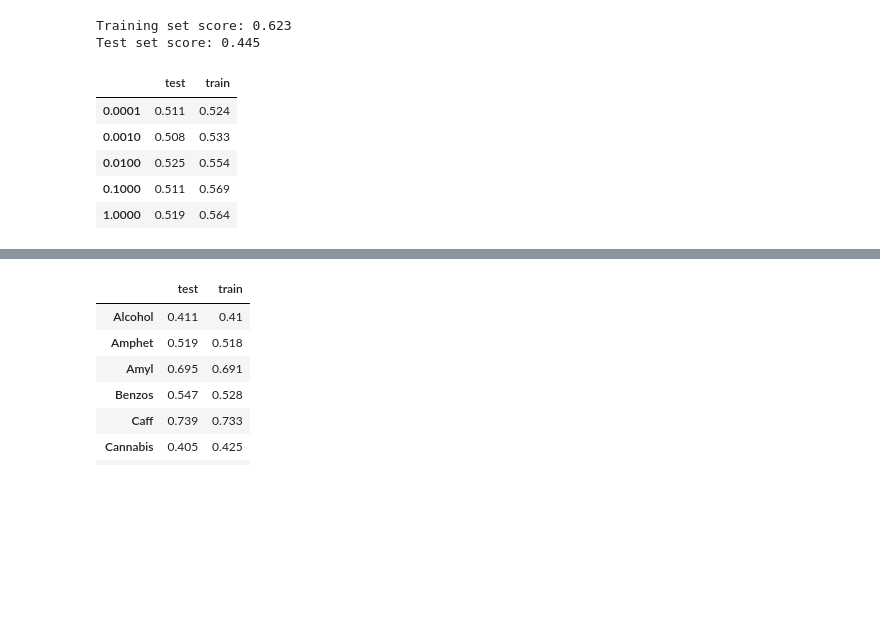
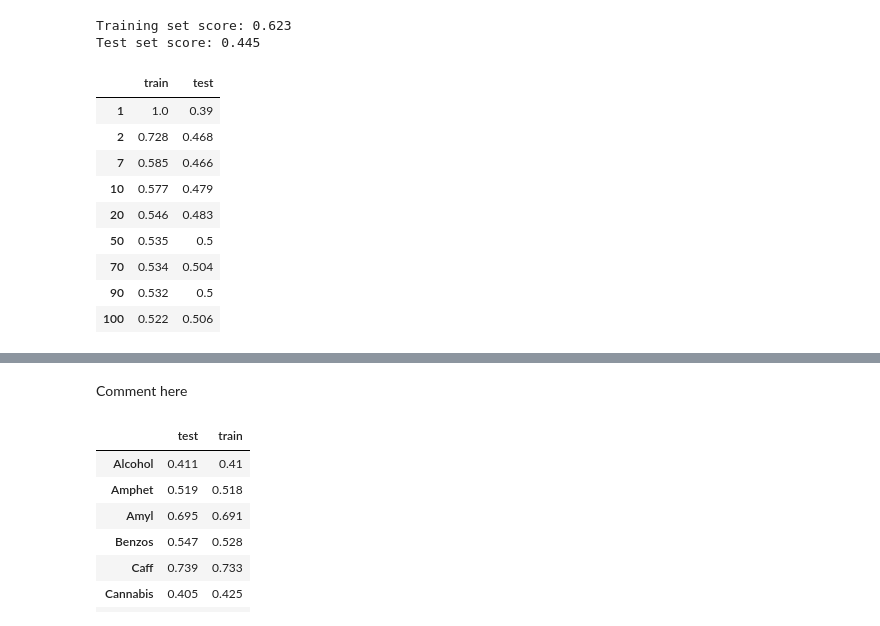
Before and after one commit to AlexTouvras/supervised_learning, a Jupyter notebook: Assignment_1.ipynb, the cells around one changed output, grey strips where cells are left out. Saved outputs shown, nothing was run; the diff lists cells and outputs as text; code cells hidden in the pictures; blank space fills up the shorter version.

```diff
--- a/Assignment_1.ipynb
+++ b/Assignment_1.ipynb
@@ -260,7 +236,7 @@ Test set score: 0.782
 min_samples_leaf = [2, 7, 9, 12, 20, 25, 30, 40, 50]
 
 columns = ['train', 'test']
-score = pd.DataFrame(columns = columns, index= neighbors)
+score = pd.DataFrame(columns = columns, index= min_samples_leaf)
 
 for param in range(0, len(min_samples_leaf)):
     tree = DecisionTreeClassifier(min_samples_leaf = min_samples_leaf[param])
@@ -421,25 +399,29 @@ print("Test set score: {:.3f}".format(KNreg.score(X_test_drug, y_test_drug)))
 Training set score: 0.623
 Test set score: 0.445
 # %%
-C = [0.0001, 0.001, 0.01, 0.1, 1]
+n_neighbors = [1, 2, 7, 10, 20, 50, 70,90,100]
 rows = ['train', 'test']
-score = pd.DataFrame(columns = rows, index= l1_ratio)
+score = pd.DataFrame(columns = rows, index= n_neighbors)
 
-for param in range(5):
-    logr_drug = LogisticRegression(max_iter= 10000, C=C[param])
+for param in range(0, len(n_neighbors)):
+    logr_drug = KNeighborsClassifier(n_neighbors=n_neighbors[param])
     # Train the model using the training sets
     logr_drug = logr_drug.fit(X_train_drug, y_train_drug)
     # Calculate R-squared for both test / train samples ElasticNet
-    score.at[l1_ratio[param],'train'] = round(logr_drug.score(X_train_drug,y_train_drug),3)
-    score.at[l1_ratio[param],'test'] = round(logr_drug.score(X_test_drug,y_test_drug),3)
+    score.at[n_neighbors[param],'train'] = round(logr_drug.score(X_train_drug,y_train_drug),3)
+    score.at[n_neighbors[param],'test'] = round(logr_drug.score(X_test_drug,y_test_drug),3)
 score
 # %% [output]
-|  | test | train |
-| 0.0001 | 0.511 | 0.524 |
-| 0.0010 | 0.508 | 0.533 |
-| 0.0100 | 0.525 | 0.554 |
-| 0.1000 | 0.511 | 0.569 |
-| 1.0000 | 0.519 | 0.564 |
+|  | train | test |
+| 1 | 1.0 | 0.39 |
+| 2 | 0.728 | 0.468 |
+| 7 | 0.585 | 0.466 |
+| 10 | 0.577 | 0.479 |
+| 20 | 0.546 | 0.483 |
+| 50 | 0.535 | 0.5 |
+| 70 | 0.534 | 0.504 |
+| 90 | 0.532 | 0.5 |
+| 100 | 0.522 | 0.506 |
 # %%
 fig = px.line(score, x=score.index, y=[score.train, score.test], title='KNeighborsClassifier, Score by parameter')
 
@@ -449,6 +431,8 @@ fig.update_yaxes(title_text='Score')
 fig.show()
 # %% [output]
 [interactive output not drawn]
+# %% [markdown]
+Comment here
 # %%
 columns_drug = ['Alcohol','Amphet', 'Amyl', 'Benzos', 'Caff', 'Cannabis', 'Choc', 'Coke', 'Crack',
            'Ecstasy', 'Heroin', 'Ketamine', 'Legalh', 'Meth','Nicotine', 'Semer', 'VSA']
```
Also changed, not shown: parts of 15 cells of this notebook.
